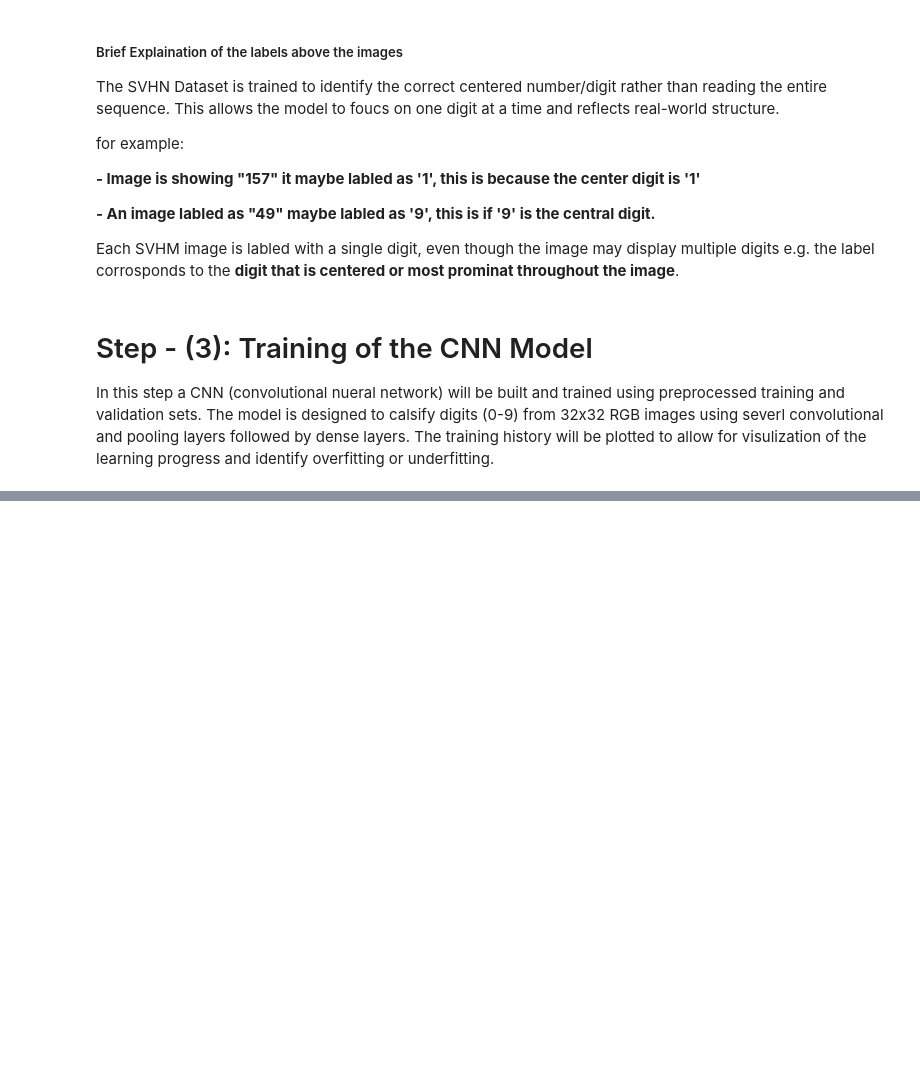
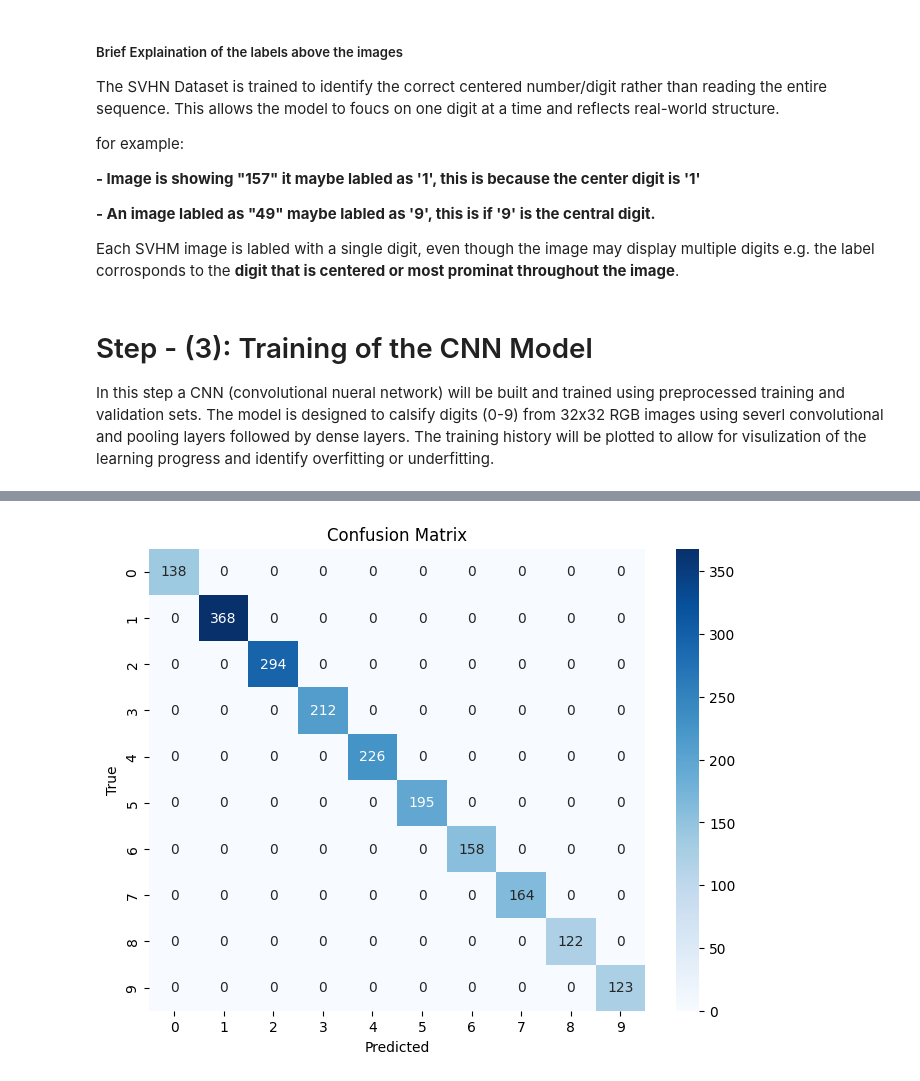
Before and after one commit to MikeShier/BIG-DATA-CW2, a Jupyter notebook: CW2.ipynb, the cells around one changed output, grey strips where cells are left out. Drawn from its saved outputs; the diff is of its cells as text; code cells hidden in the pictures; blank space fills up the shorter version.

```diff
--- a/CW2.ipynb
+++ b/CW2.ipynb
@@ -195,0 +222,4 @@ plt.show()
+# %%
+y_val_true = np.argmax(y_val_cat, axis = 1)
+
+y_val_pred = np.argmax(y_val_cat, axis = 1)
@@ -195,0 +247,11 @@ plt.show()
+# %%
+cm = confusion_matrix(y_val_true, y_val_pred)
+
+plt.figure(figsize = (8, 6))
+sns.heatmap(cm, annot = True, fmt = 'd', cmap = 'Blues', xticklabels= range(10), yticklabels= range(10))
+plt.xlabel('Predicted')
+plt.ylabel('True')
+plt.title('Confusion Matrix')
+plt.show()
+# %% [output]
+[figure, added]
```
Also changed, not shown: parts of 7 cells of this notebook.
